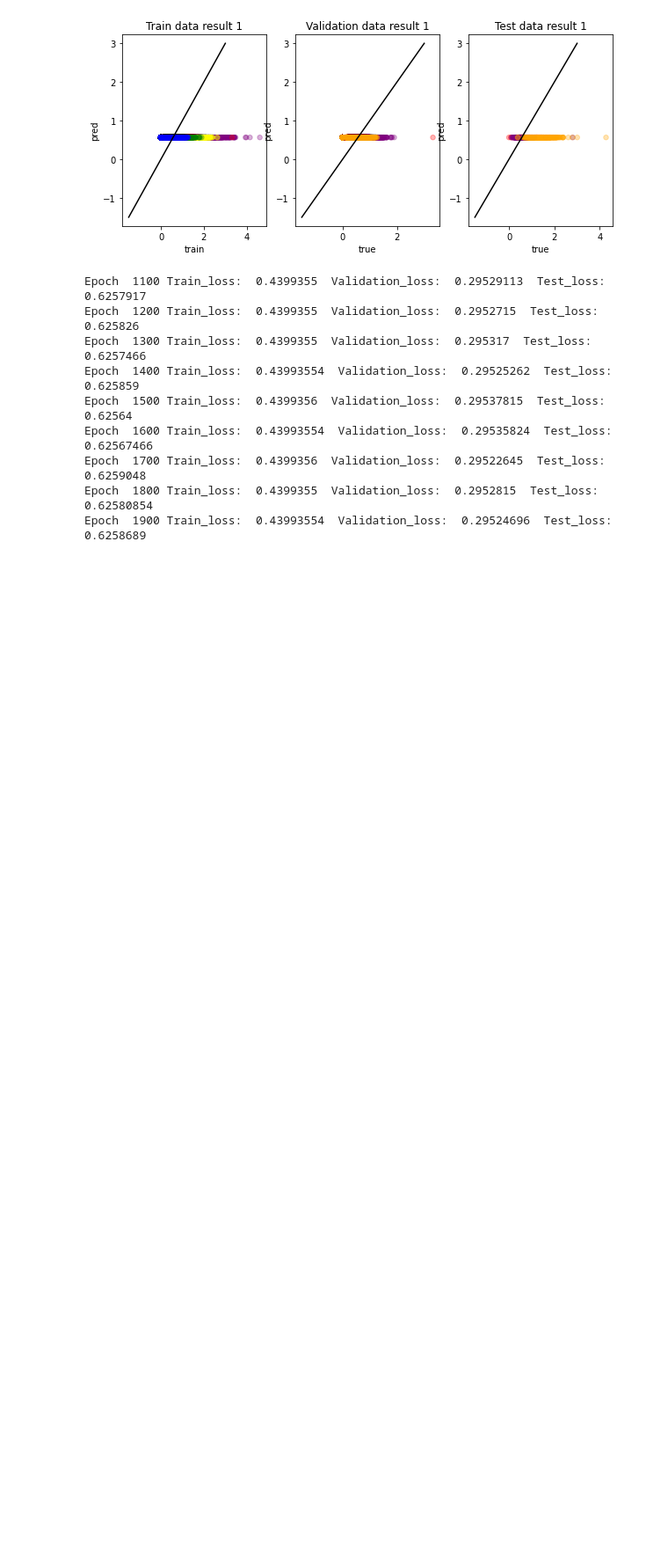
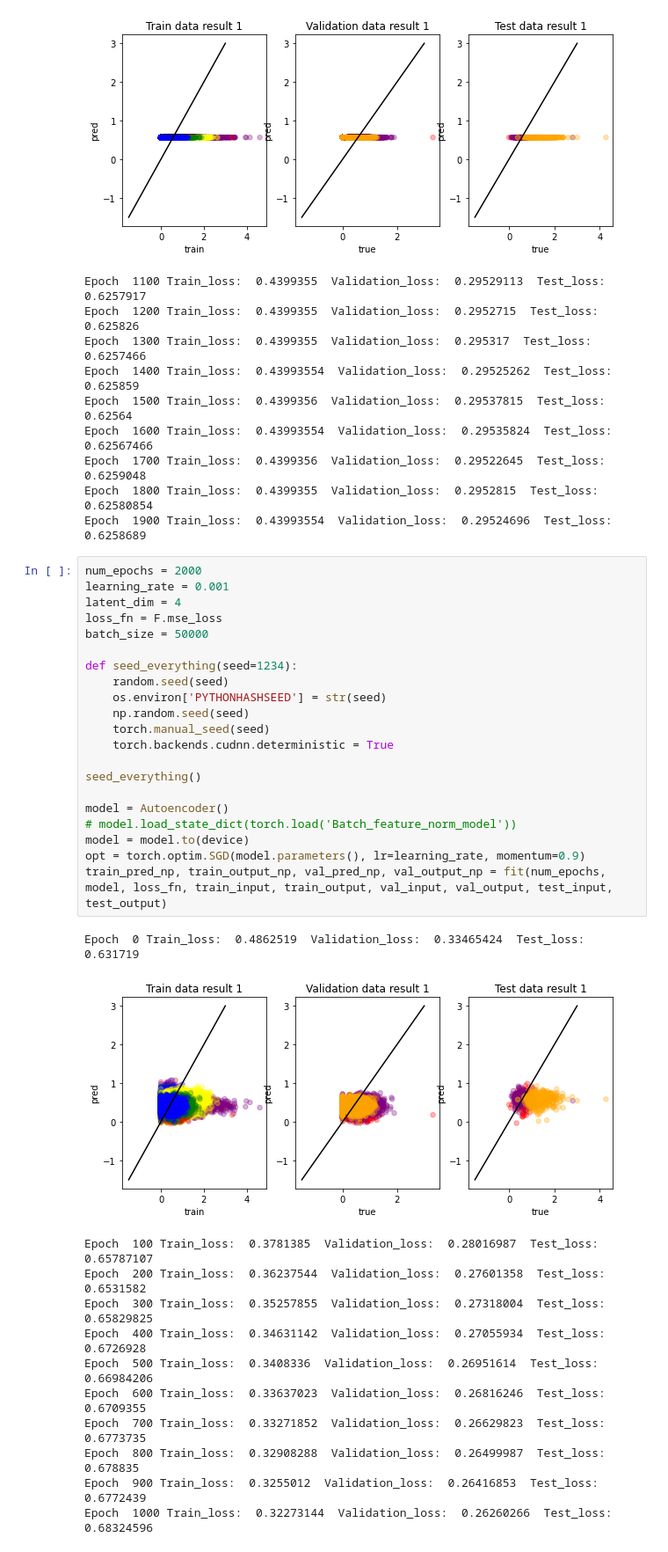
Before and after one commit to xiaoyanLi629/single_cell_data_analysis, a Jupyter notebook: feature_batch_mapping/Auto_encoder_no_norm_RNA_pro_latent.ipynb, the cells around one changed output. Shown: that part at 88% size. Saved outputs shown, nothing was run; the diff lists cells and outputs as text; blank space fills up the shorter version.

```diff
--- a/feature_batch_mapping/Auto_encoder_no_norm_RNA_pro_latent.ipynb
+++ b/feature_batch_mapping/Auto_encoder_no_norm_RNA_pro_latent.ipynb
@@ -742,3 +742,37 @@ Epoch  1600 Train_loss:  0.43993554  Validation_loss:  0.29535824  Test_loss:  0
 Epoch  1700 Train_loss:  0.4399356  Validation_loss:  0.29522645  Test_loss:  0.6259048
 Epoch  1800 Train_loss:  0.4399355  Validation_loss:  0.2952815  Test_loss:  0.62580854
 Epoch  1900 Train_loss:  0.43993554  Validation_loss:  0.29524696  Test_loss:  0.6258689
+# %%
+num_epochs = 2000
+learning_rate = 0.001
+latent_dim = 4
+loss_fn = F.mse_loss
+batch_size = 50000
+
+def seed_everything(seed=1234):
+    random.seed(seed)
+    os.environ['PYTHONHASHSEED'] = str(seed)
+    np.random.seed(seed)
+    torch.manual_seed(seed)
+    torch.backends.cudnn.deterministic = True
+
+seed_everything()
+
+model = Autoencoder()
+# model.load_state_dict(torch.load('Batch_feature_norm_model'))
+model = model.to(device)
+opt = torch.optim.SGD(model.parameters(), lr=learning_rate, momentum=0.9)
+train_pred_np, train_output_np, val_pred_np, val_output_np = fit(num_epochs, model, loss_fn, train_input, train_output, val_input, val_output, test_input, test_output)
+# %% [output]
+Epoch  0 Train_loss:  0.4862519  Validation_loss:  0.33465424  Test_loss:  0.631719
+[figure, added]
+Epoch  100 Train_loss:  0.3781385  Validation_loss:  0.28016987  Test_loss:  0.65787107
+Epoch  200 Train_loss:  0.36237544  Validation_loss:  0.27601358  Test_loss:  0.6531582
+Epoch  300 Train_loss:  0.35257855  Validation_loss:  0.27318004  Test_loss:  0.65829825
+Epoch  400 Train_loss:  0.34631142  Validation_loss:  0.27055934  Test_loss:  0.6726928
+Epoch  500 Train_loss:  0.3408336  Validation_loss:  0.26951614  Test_loss:  0.66984206
+Epoch  600 Train_loss:  0.33637023  Validation_loss:  0.26816246  Test_loss:  0.6709355
+Epoch  700 Train_loss:  0.33271852  Validation_loss:  0.26629823  Test_loss:  0.6773735
+Epoch  800 Train_loss:  0.32908288  Validation_loss:  0.26499987  Test_loss:  0.678835
+Epoch  900 Train_loss:  0.3255012  Validation_loss:  0.26416853  Test_loss:  0.6772439
+Epoch  1000 Train_loss:  0.32273144  Validation_loss:  0.26260266  Test_loss:  0.68324596
```
Also changed, not shown: parts of 1 cell of this notebook.
